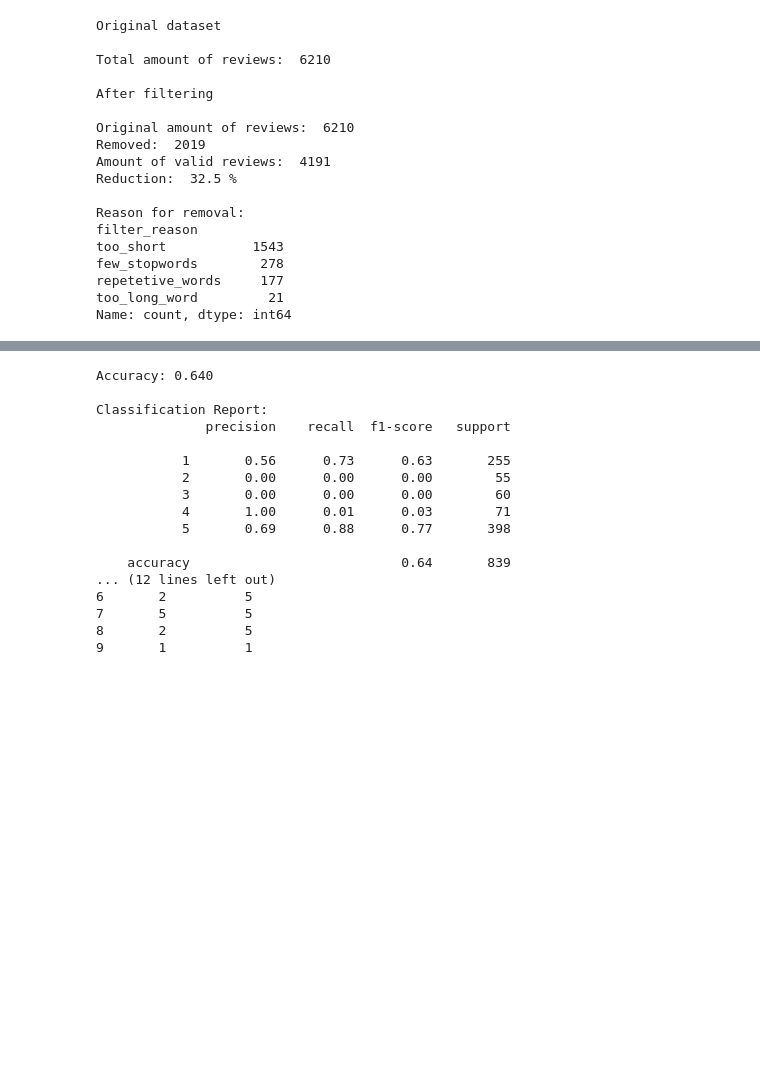
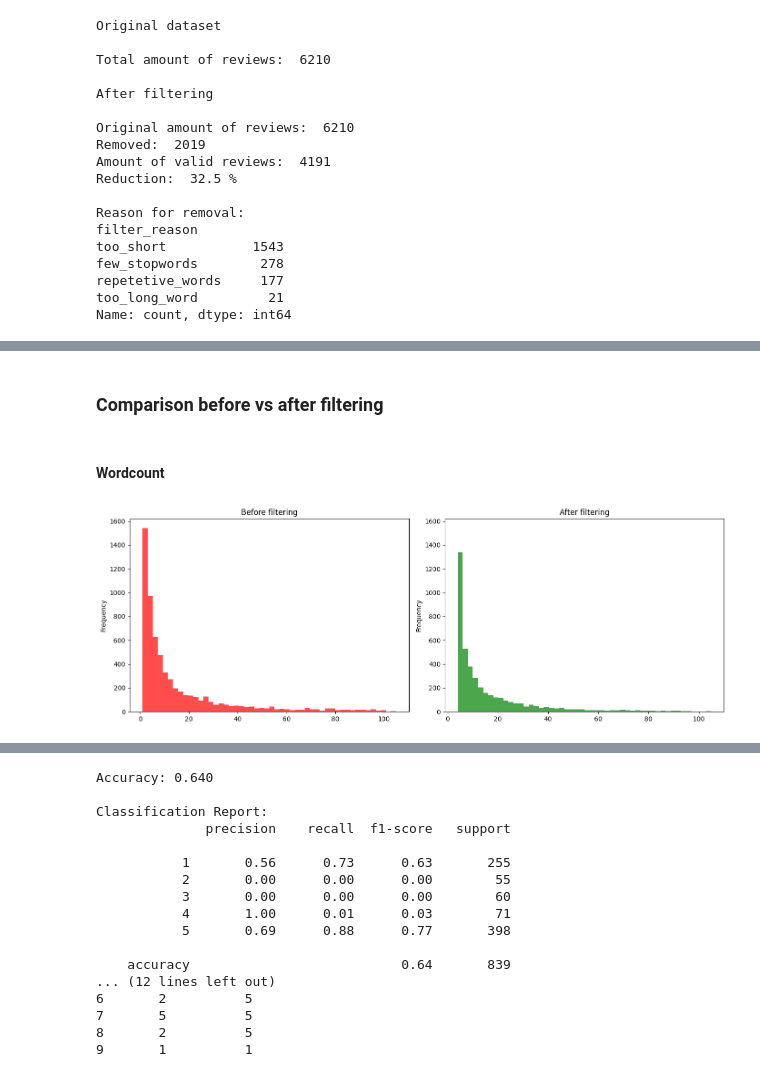
Before and after one commit to hmoverhaug/INFO284, a Jupyter notebook: visualisere.ipynb, the cells around one changed output, grey strips where cells are left out. Cells and saved outputs as stored; diff of their text form; code cells hidden in the pictures; blank space fills up the shorter version.

```diff
--- a/visualisere.ipynb
+++ b/visualisere.ipynb
@@ -285,0 +285,22 @@ Name: count, dtype: int64
+# %% [markdown]
+### Comparison before vs after filtering
+# %% [markdown]
+#### Wordcount
+# %%
+fig, axes = plt.subplots(1, 2, figsize=(14, 5), sharey=True)
+
+axes[0].hist(df['word_count'], bins=50, color='red', alpha=0.7)
+axes[0].set_title('Before filtering')
+axes[0].set_ylabel('Frequency')
+
+axes[1].hist(df_cleaned['word_count'], bins=50, color='green', alpha=0.7)
+axes[1].set_title('After filtering')
+axes[1].set_ylabel('Frequency')
+
+# Tving frem aksetall på høyre graf
+axes[1].tick_params(axis='y', labelleft=True)
+
+plt.tight_layout()
+plt.show()
+# %% [output]
+[figure, added]
```
Also changed, not shown: parts of 17 cells of this notebook.
